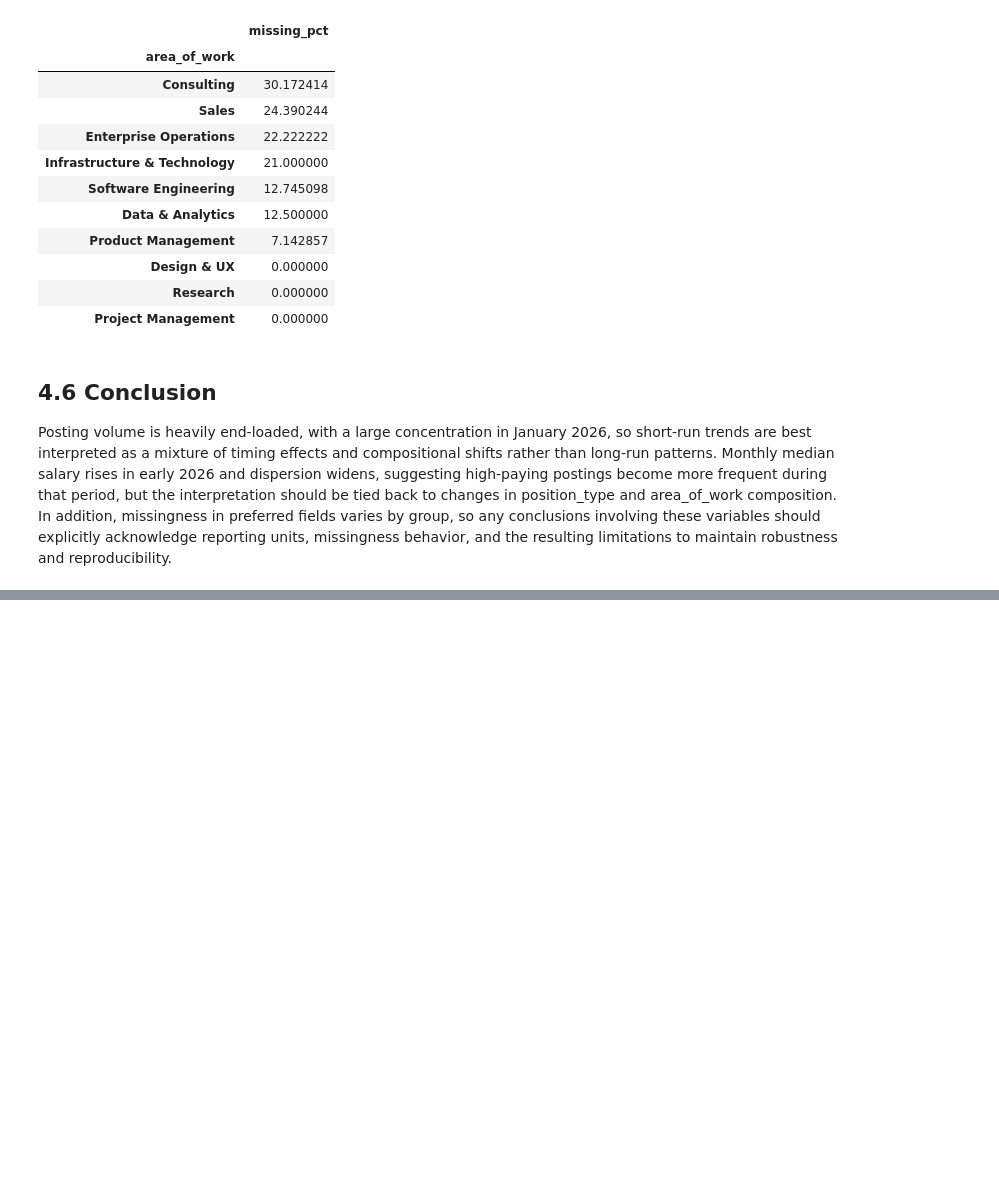
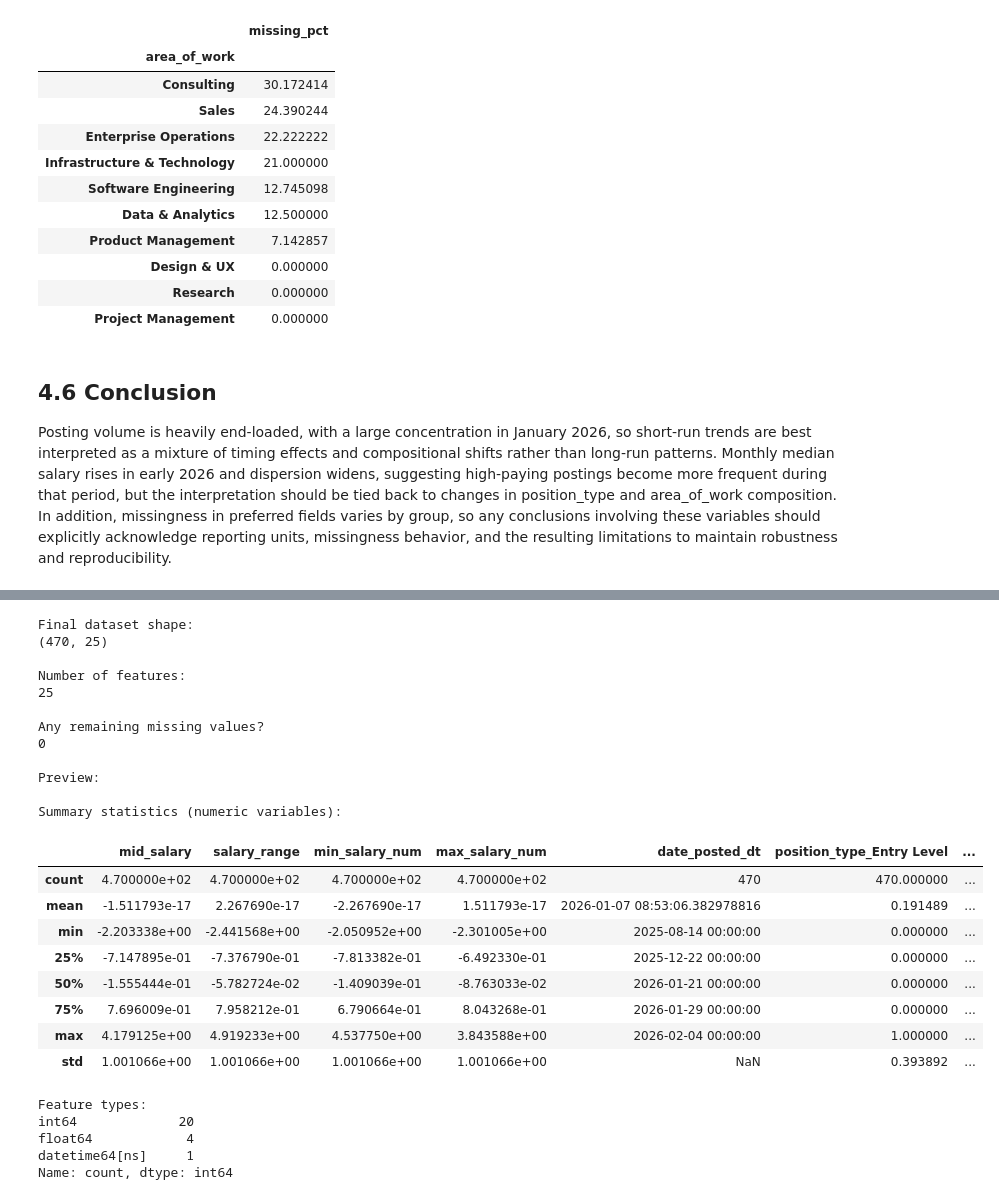
Before and after one commit to 00Kisumi00/STAT5243-Project-1, a Jupyter notebook: Project_1(EDA added).ipynb, the cells around one changed output, grey strips where cells are left out. Drawn from its saved outputs; the diff is of its cells as text; code cells hidden in the pictures; blank space fills up the shorter version.

Commit message:
Implement full preprocessing pipeline (missing, pooling, encoding, scaling)

```diff
--- a/Project_1(EDA added).ipynb
+++ b/Project_1(EDA added).ipynb
@@ -1211,0 +1443,24 @@ Posting volume is heavily end-loaded, with a large concentration in January 2026
+# %%
+print("Before encoding:", df_model.shape)
+
+# Identify categorical columns (object/string/category)
+cat_cols = df_model.select_dtypes(include=["object", "string", "category"]).columns.tolist()
+print("Categorical columns to encode:", cat_cols)
+
+df_encoded = pd.get_dummies(
+    df_model,
+    columns=cat_cols,
+    drop_first=True,      # avoid dummy trap for linear models
+    dtype=int             # keep as 0/1
+)
+
+print("After encoding:", df_encoded.shape)
+
+print("\nRemaining missing values (top):")
+print(df_encoded.isna().sum().sort_values(ascending=False).head(10))
+
+df_encoded.head()
+
+# Compare number of features before/after encoding
+print("Num features before:", df_model.shape[1])
+print("Num features after :", df_encoded.shape[1])
@@ -1211,0 +1563,47 @@ Posting volume is heavily end-loaded, with a large concentration in January 2026
+# %%
+df_final = df_scaled.copy()
+
+print("Final dataset shape:")
+print(df_final.shape)
+
+print("\nNumber of features:")
+print(df_final.shape[1])
+
+print("\nAny remaining missing values?")
+print(df_final.isna().sum().sum())
+
+print("\nPreview:")
+df_final.head()
+
+print("\nSummary statistics (numeric variables):")
+display(df_final.describe())
+
+print("\nFeature types:")
+print(df_final.dtypes.value_counts())
+# %% [output]
+Final dataset shape:
+(470, 25)
+
+Number of features:
+25
+
+Any remaining missing values?
+0
+
+Preview:
+
+Summary statistics (numeric variables):
+|  | mid_salary | salary_range | min_salary_num | max_salary_num | date_posted_dt | position_type_Entry Level | ... |
+| count | 4.700000e+02 | 4.700000e+02 | 4.700000e+02 | 4.700000e+02 | 470 | 470.000000 | ... |
+| mean | -1.511793e-17 | 2.267690e-17 | -2.267690e-17 | 1.511793e-17 | 2026-01-07 08:53:06.382978816 | 0.191489 | ... |
+| min | -2.203338e+00 | -2.441568e+00 | -2.050952e+00 | -2.301005e+00 | 2025-08-14 00:00:00 | 0.000000 | ... |
+| 25% | -7.147895e-01 | -7.376790e-01 | -7.813382e-01 | -6.492330e-01 | 2025-12-22 00:00:00 | 0.000000 | ... |
+| 50% | -1.555444e-01 | -5.782724e-02 | -1.409039e-01 | -8.763033e-02 | 2026-01-21 00:00:00 | 0.000000 | ... |
+| 75% | 7.696009e-01 | 7.958212e-01 | 6.790664e-01 | 8.043268e-01 | 2026-01-29 00:00:00 | 0.000000 | ... |
+| max | 4.179125e+00 | 4.919233e+00 | 4.537750e+00 | 3.843588e+00 | 2026-02-04 00:00:00 | 1.000000 | ... |
+| std | 1.001066e+00 | 1.001066e+00 | 1.001066e+00 | 1.001066e+00 | NaN | 0.393892 | ... |
+Feature types:
+int64             20
+float64            4
+datetime64[ns]     1
+Name: count, dtype: int64
```
Also changed, not shown: parts of 21 cells of this notebook.
